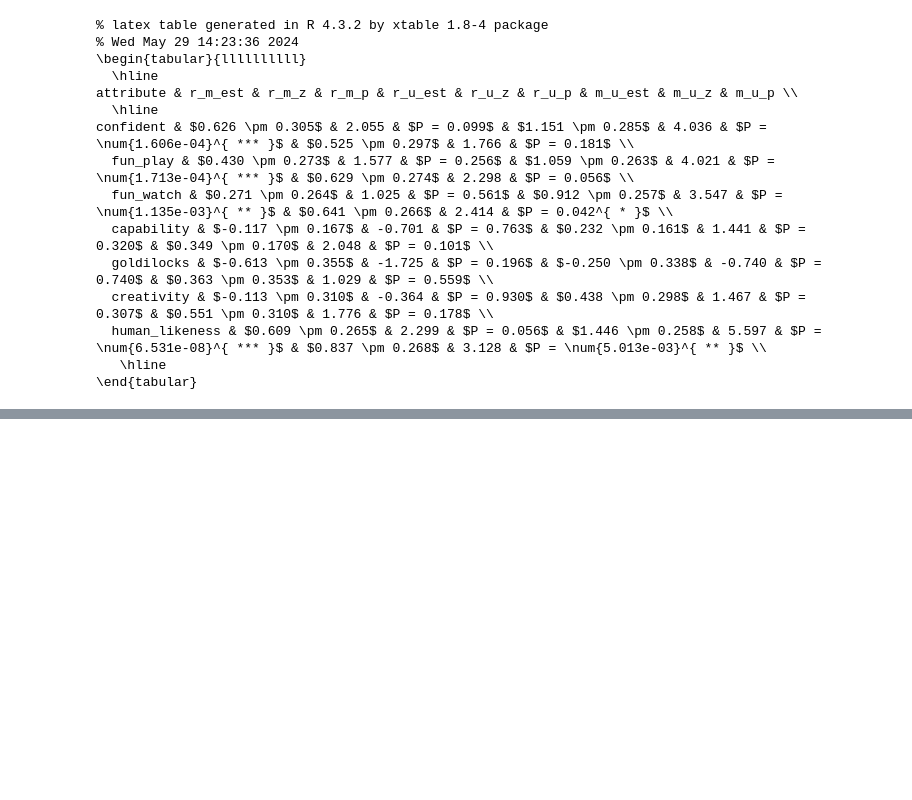
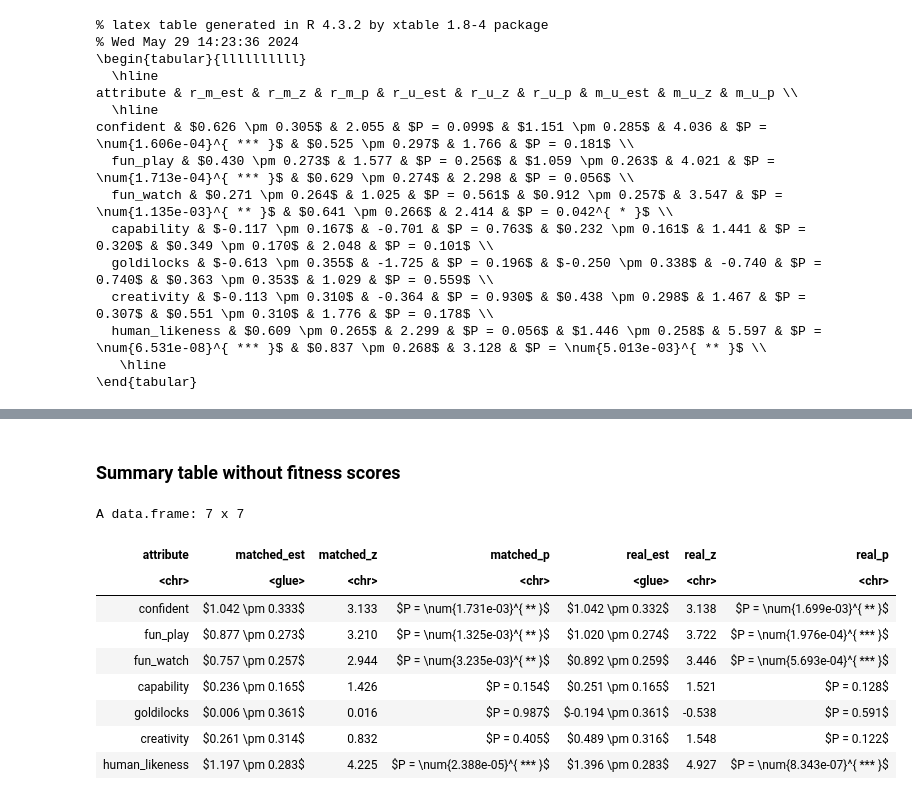
Before and after one commit to guydav/goals-as-reward-producing-programs, a Jupyter notebook: reproduction_notebooks/human_evaluations_mixed_models.ipynb, the cells around one changed output, grey strips where cells are left out. Cells and saved outputs as stored; diff of their text form; code cells hidden in the pictures; blank space fills up the shorter version.

```diff
--- a/reproduction_notebooks/human_evaluations_mixed_models.ipynb
+++ b/reproduction_notebooks/human_evaluations_mixed_models.ipynb
@@ -631,0 +792,77 @@ confident & $0.626 \pm 0.305$ & 2.055 & $P = 0.099$ & $1.151 \pm 0.285$ & 4.036
+# %% [markdown]
+### Summary table without fitness scores
+# %%
+truncate_p_values <- FALSE
+sig_figs <- 3
+
+game_type_only_results_table <- data.frame(
+    attribute = character(),
+    aic = numeric(),
+    matched_est = numeric(),
+    matched_z = numeric(),
+    matched_p = numeric(),
+    real_est = numeric(),
+    real_z = numeric(),
+    real_p = numeric()
+)
+
+
+for (name in names(game_type_only_model_list)) {
+    model <- game_type_only_model_list[[name]]
+    s <- summary(model)
+    table_row <- data.frame(
+        attribute = name,
+        matched_est = glue("${formatC(s$coefficients[5, 1], digits = sig_figs, format = 'f')} \\pm {formatC(s$coefficients[5, 2], digits = sig_figs, format = 'f')}$"),
+        matched_z = formatC(s$coefficients[5, 3], digits = sig_figs, format = 'f'),
+        matched_p = s$coefficients[5, 4],
+        real_est = glue("${formatC(s$coefficients[6, 1], digits = sig_figs, format = 'f')} \\pm {formatC(s$coefficients[6, 2], digits = sig_figs, format = 'f')}$"),
+        real_z = formatC(s$coefficients[6, 3], digits = sig_figs, format = 'f'),
+        real_p = s$coefficients[6, 4]
+    )
+    game_type_only_results_table <- rbind(game_type_only_results_table, table_row)
+}
+
+
+
+# Iterate through the columns
+for (col in c("matched_p", "real_p")) {
+    # Iterate through the cells
+    for (i in seq_len(nrow(game_type_only_results_table))) {
+        # Get the current value
+        value <- as.double(game_type_only_results_table[i, col])
+        # Modify the value based on the conditions
+        if (truncate_p_values && value < 10^-5) {
+            game_type_only_results_table[i, col] <- "$P < \\num{1e-5}^{ *** }$"
+        } else if (truncate_p_values && value < 10^-3) {
+            game_type_only_results_table[i, col] <- "$P < \\num{1e-3}^{ *** }$"
+        } else {
+            use_scientific <- value < 0.01
+            v <- formatC(value, digits = sig_figs, format = ifelse(use_scientific, "e", "f"))
+            if (use_scientific) {
+                v <- glue("\\num{{{v}}}")
+            }
+            stars <- ifelse(value < 0.001, "***",
+                ifelse(value < 0.01, "**", ifelse(value < 0.05, "*", ""))
+            )
+            if (stars != "") {
+                game_type_only_results_table[i, col] <- glue("$P = {v}^{{ {stars} }}$")
+            } else {
+                game_type_only_results_table[i, col] <- glue("$P = {v}$")
+            }
+        }
+    }
+}
+
+
+game_type_only_results_table
+# %% [output]
+A data.frame: 7 x 7
+| attribute | matched_est | matched_z | matched_p | real_est | real_z | real_p |
+| <chr> | <glue> | <chr> | <chr> | <glue> | <chr> | <chr> |
+| confident | $1.042 \pm 0.333$ | 3.133 | $P = \num{1.731e-03}^{ ** }$ | $1.042 \pm 0.332$ | 3.138 | $P = \num{1.699e-03}^{ ** }$ |
+| fun_play | $0.877 \pm 0.273$ | 3.210 | $P = \num{1.325e-03}^{ ** }$ | $1.020 \pm 0.274$ | 3.722 | $P = \num{1.976e-04}^{ *** }$ |
+| fun_watch | $0.757 \pm 0.257$ | 2.944 | $P = \num{3.235e-03}^{ ** }$ | $0.892 \pm 0.259$ | 3.446 | $P = \num{5.693e-04}^{ *** }$ |
+| capability | $0.236 \pm 0.165$ | 1.426 | $P = 0.154$ | $0.251 \pm 0.165$ | 1.521 | $P = 0.128$ |
+| goldilocks | $0.006 \pm 0.361$ | 0.016 | $P = 0.987$ | $-0.194 \pm 0.361$ | -0.538 | $P = 0.591$ |
+| creativity | $0.261 \pm 0.314$ | 0.832 | $P = 0.405$ | $0.489 \pm 0.316$ | 1.548 | $P = 0.122$ |
+| human_likeness | $1.197 \pm 0.283$ | 4.225 | $P = \num{2.388e-05}^{ *** }$ | $1.396 \pm 0.283$ | 4.927 | $P = \num{8.343e-07}^{ *** }$ |
```
Also changed, not shown: parts of 20 cells of this notebook, 13 other files.
